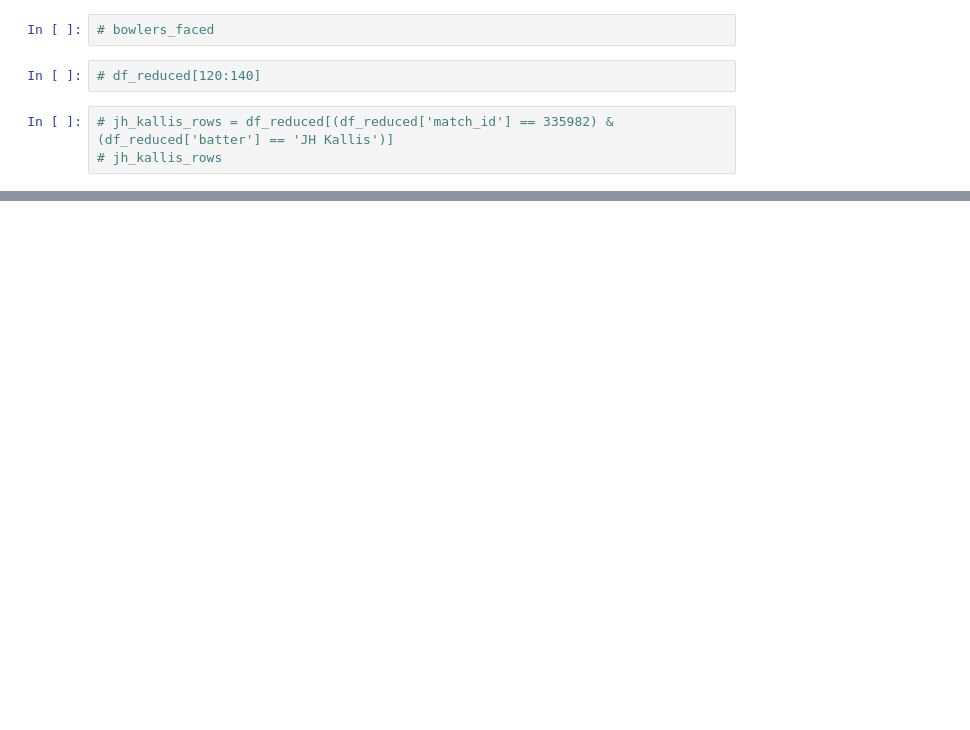
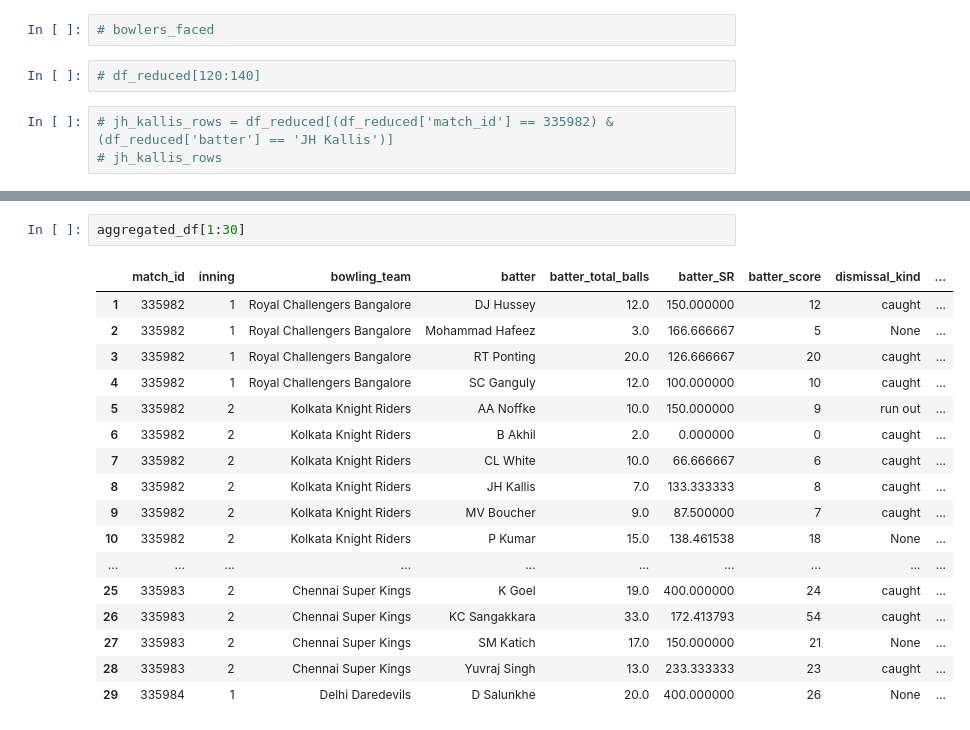
Before and after one commit to depleur/cricforecast, a Jupyter notebook: xR_data_augmentation.ipynb, the cells around one changed output, grey strips where cells are left out. Cells and saved outputs as stored; diff of their text form; blank space fills up the shorter version.

```diff
--- a/xR_data_augmentation.ipynb
+++ b/xR_data_augmentation.ipynb
@@ -297,0 +297,20 @@ aggregated_df
+# %%
+aggregated_df[1:30]
+# %% [output]
+|  | match_id | inning | bowling_team | batter | batter_total_balls | batter_SR | batter_score | dismissal_kind | ... |
+| 1 | 335982 | 1 | Royal Challengers Bangalore | DJ Hussey | 12.0 | 150.000000 | 12 | caught | ... |
+| 2 | 335982 | 1 | Royal Challengers Bangalore | Mohammad Hafeez | 3.0 | 166.666667 | 5 | None | ... |
+| 3 | 335982 | 1 | Royal Challengers Bangalore | RT Ponting | 20.0 | 126.666667 | 20 | caught | ... |
+| 4 | 335982 | 1 | Royal Challengers Bangalore | SC Ganguly | 12.0 | 100.000000 | 10 | caught | ... |
+| 5 | 335982 | 2 | Kolkata Knight Riders | AA Noffke | 10.0 | 150.000000 | 9 | run out | ... |
+| 6 | 335982 | 2 | Kolkata Knight Riders | B Akhil | 2.0 | 0.000000 | 0 | caught | ... |
+| 7 | 335982 | 2 | Kolkata Knight Riders | CL White | 10.0 | 66.666667 | 6 | caught | ... |
+| 8 | 335982 | 2 | Kolkata Knight Riders | JH Kallis | 7.0 | 133.333333 | 8 | caught | ... |
+| 9 | 335982 | 2 | Kolkata Knight Riders | MV Boucher | 9.0 | 87.500000 | 7 | caught | ... |
+| 10 | 335982 | 2 | Kolkata Knight Riders | P Kumar | 15.0 | 138.461538 | 18 | None | ... |
+| ... | ... | ... | ... | ... | ... | ... | ... | ... | ... |
+| 25 | 335983 | 2 | Chennai Super Kings | K Goel | 19.0 | 400.000000 | 24 | caught | ... |
+| 26 | 335983 | 2 | Chennai Super Kings | KC Sangakkara | 33.0 | 172.413793 | 54 | caught | ... |
+| 27 | 335983 | 2 | Chennai Super Kings | SM Katich | 17.0 | 150.000000 | 21 | None | ... |
+| 28 | 335983 | 2 | Chennai Super Kings | Yuvraj Singh | 13.0 | 233.333333 | 23 | caught | ... |
+| 29 | 335984 | 1 | Delhi Daredevils | D Salunkhe | 20.0 | 400.000000 | 26 | None | ... |
```
Also changed, not shown: parts of 6 cells of this notebook.
